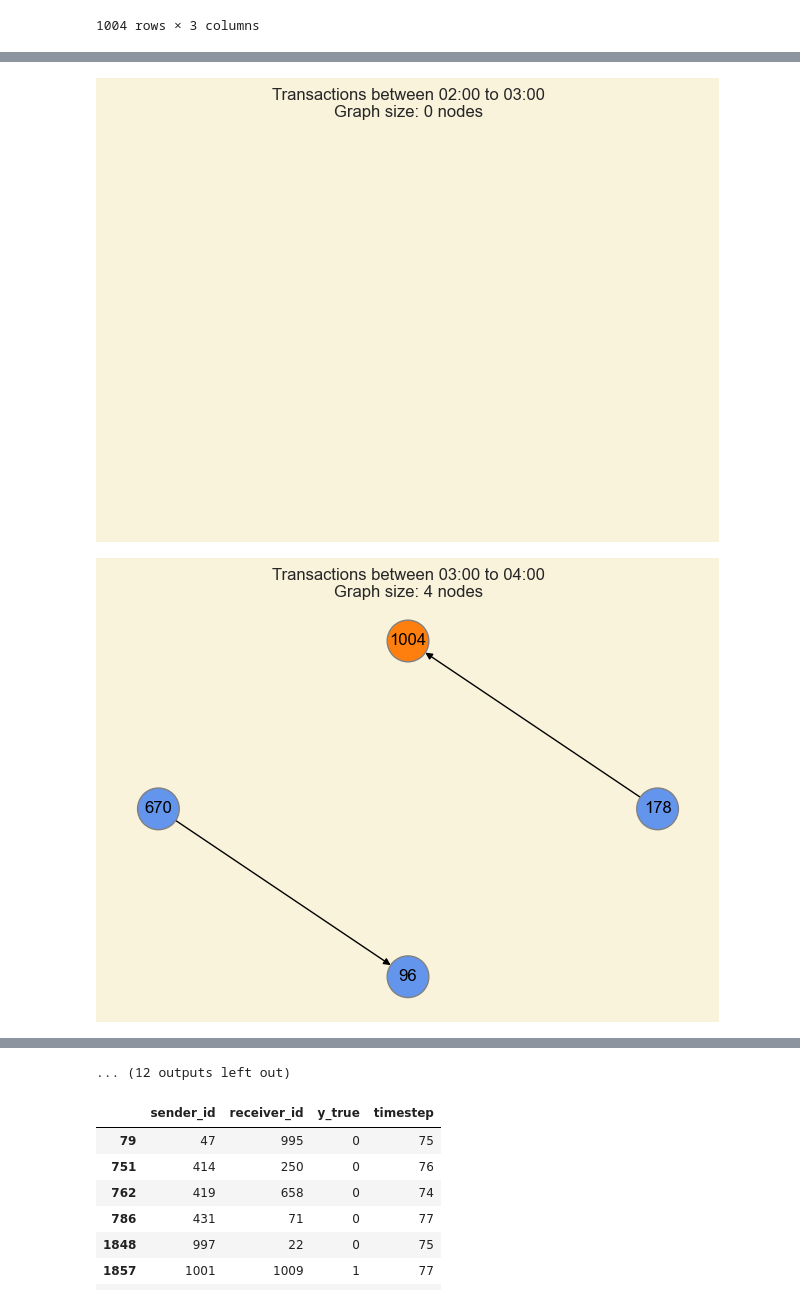
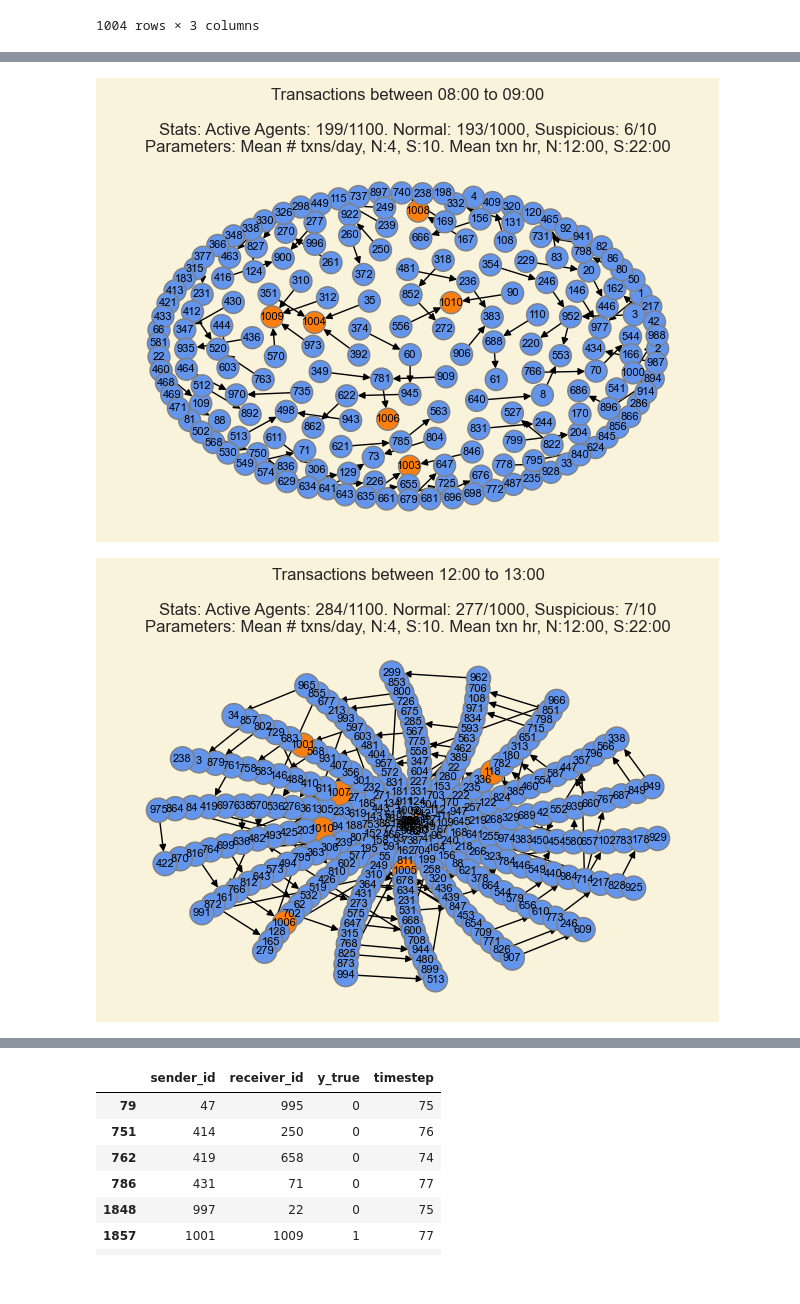
Before and after one commit to nouyang/fake-banking-data, a Jupyter notebook: tmp.ipynb, the cells around one changed output, grey strips where cells are left out. Saved outputs shown, nothing was run; the diff lists cells and outputs as text; code cells hidden in the pictures.

```diff
--- a/tmp.ipynb
+++ b/tmp.ipynb
@@ -809,7 +823,8 @@ sender_info, X = reset_X()
 
 num_graphs = 24
 window_size_steps = 24/num_graphs * 4
-for i_graph in range(int(num_graphs)):
+for i_graph in [0, 4, 8, 12, 16, 22, 23]:#range(int(num_graphs)):
+#for i_graph in [0]:#range(int(num_graphs)):
     START = i_graph * window_size_steps
     END = START + window_size_steps
     #print(START, END)
@@ -833,7 +848,13 @@ for i_graph in range(int(num_graphs)):
             colors.append('tab:orange')
 
     fig, ax = plt.subplots()
-    if len(window_G.nodes) < 35:
+    if len(window_G.nodes) < 200:
+        if len(window_G.nodes) > 75:
+            NODE_SIZE=250
+            FONT_SIZE=8
+        else:
+            NODE_SIZE=400
+            FONT_SIZE=9
         #print('creating layout')
         df = pd.DataFrame(index=window_G.nodes(), columns=window_G.nodes())
         for row, data in nx.shortest_path_length(window_G):
@@ -842,8 +863,9 @@ for i_graph in range(int(num_graphs)):
         df = df.fillna(df.max().max())
 
         layout = nx.kamada_kawai_layout(window_G, dist=df.to_dict())
+        #layout = nx.spring_layout(window_G)#, dist=df.to_dict())
         nx.draw(window_G, with_labels=True, node_color=colors,
-                pos=layout, edge_color='k', node_size=900, linewidths=1)
+                pos=layout, edge_color='k', node_size=NODE_SIZE, linewidths=1, font_size=FONT_SIZE)
     else:
         layout = nx.spiral_layout(window_G)
         nx.draw(window_G, with_labels=True, node_color=colors,
@@ -851,9 +873,22 @@ for i_graph in range(int(num_graphs)):
 
     if len(ax.collections) != 0:
         ax.collections[0].set_edgecolor("gray" )
-    plt.title(f'Transactions between {int(START/4):02d}:00 to {int(END/4):02d}:00\n'
-                f'Graph size: {len(window_G.nodes)} nodes'
+
+    # MANUALLY PUT IN
+    n_agents = [1000, 10]
+    mean_n_txns = (4, 10)
+    mean_hr = (12, 22)
+    sus = 0
+    if 'tab:orange' in colors:
+        sus = pd.DataFrame(colors).value_counts()['tab:orange']
+    if 'cornflowerblue' in colors:
+        norm = pd.DataFrame(colors).value_counts()['cornflowerblue']
+    plt.title(f'Transactions between {int(START/4):02d}:00 to {int(END/4):02d}:00\n\n'
+                f'Stats: Active Agents: {len(window_G.nodes)}/1100. '
+                f'Normal: {norm}/1000, Suspicious: {sus}/10\n'
+                f'Parameters: Mean # txns/day, N:4, S:10. Mean txn hr, N:12:00, S:22:00'
                 )
     fig.patch.set_facecolor('#F9F3DC')
     plt.tight_layout()
+    plt.savefig(f'tmp_window_graph_fig_{i_graph}.pdf')
 # %% [output]
@@ -862,2 +897,2 @@ for i_graph in range(int(num_graphs)):
-[figure, old version]
+[figure, new version]
-[figure, old version]
+[figure, new version]
@@ -872,4 +902,3 @@ for i_graph in range(int(num_graphs)):
-... (12 outputs left out)
 # %%
 #
 # %%
```
Also changed, not shown: parts of 24 cells of this notebook, 21 other files.
